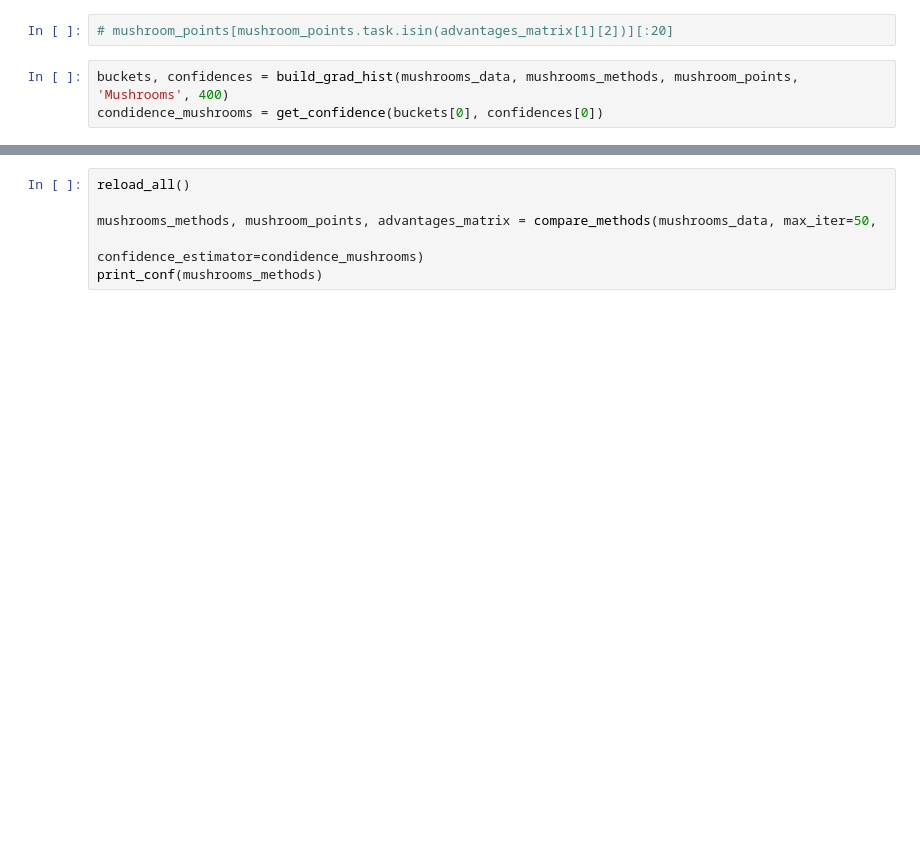
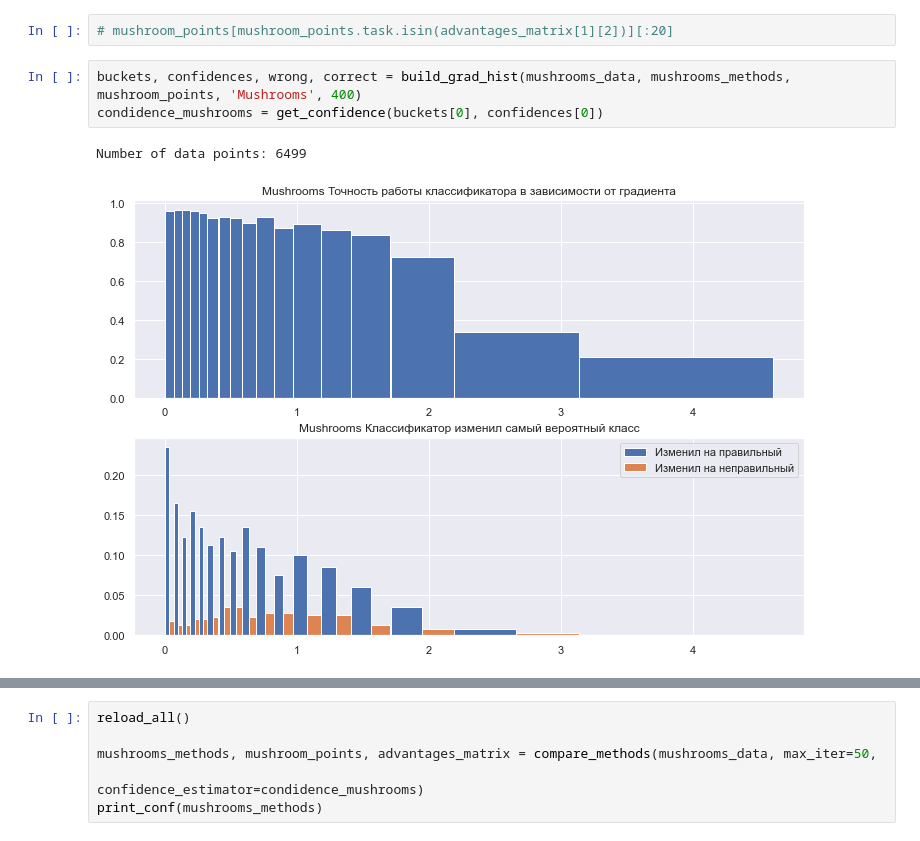
Before and after one commit to AndreySmirdin/CrowdInference, a Jupyter notebook: Benchmark.ipynb, the cells around one changed output, grey strips where cells are left out. Saved outputs shown, nothing was run; the diff lists cells and outputs as text; blank space fills up the shorter version.

```diff
--- a/Benchmark.ipynb
+++ b/Benchmark.ipynb
@@ -391,5 +399,8 @@ Raykar+DS
 # %%
 # mushroom_points[mushroom_points.task.isin(advantages_matrix[1][2])][:20]
 # %%
-buckets, confidences = build_grad_hist(mushrooms_data, mushrooms_methods, mushroom_points, 'Mushrooms', 400)
+buckets, confidences, wrong, correct = build_grad_hist(mushrooms_data, mushrooms_methods, mushroom_points, 'Mushrooms', 400)
 condidence_mushrooms = get_confidence(buckets[0], confidences[0])
+# %% [output]
+Number of data points: 6499
+[figure, added]
```
Also changed, not shown: parts of 15 cells of this notebook, 5 other files.
